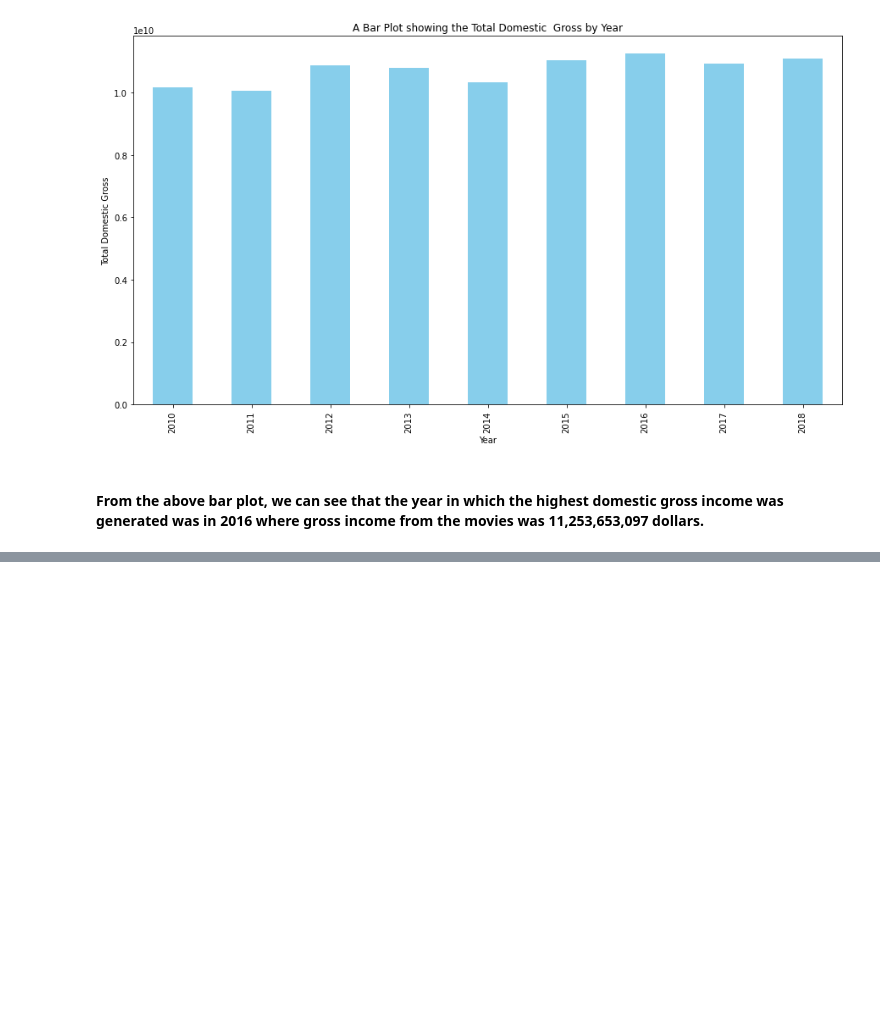
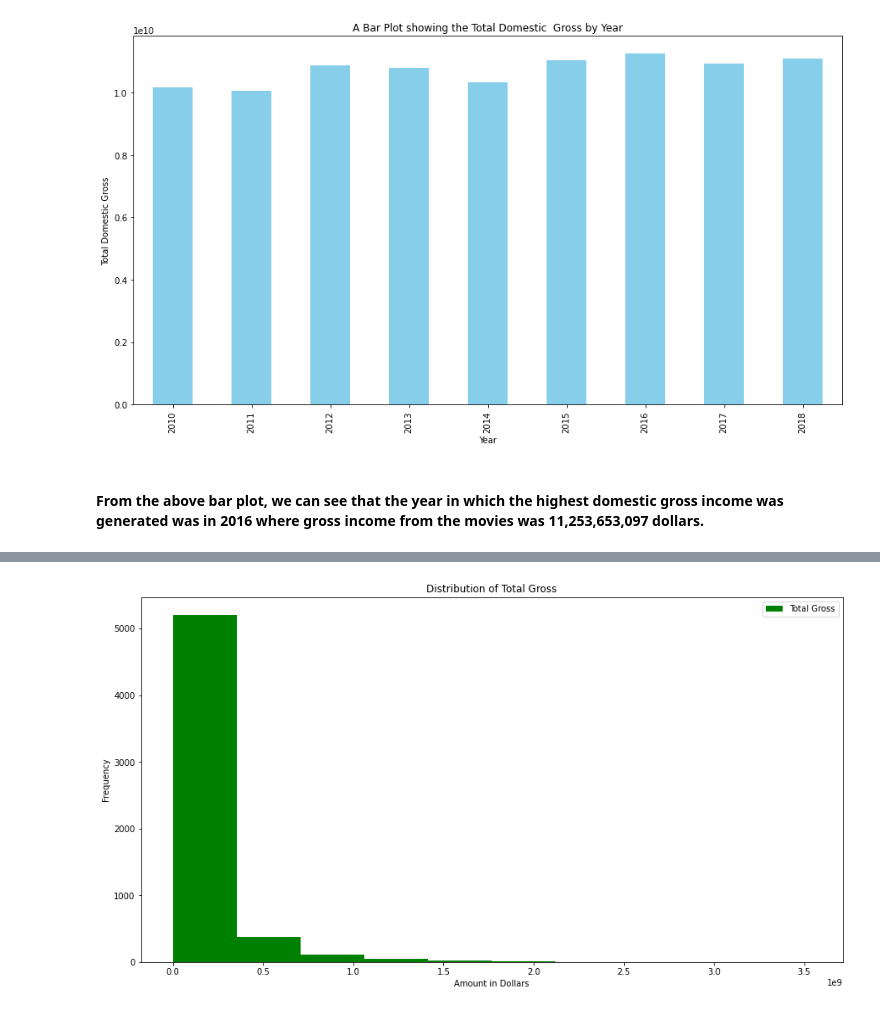
Before and after one commit to EdwinMbuthia/Project1, a Jupyter notebook: index.ipynb, the cells around one changed output, grey strips where cells are left out. Cells and saved outputs as stored; diff of their text form; code cells hidden in the pictures; blank space fills up the shorter version.

```diff
--- a/index.ipynb
+++ b/index.ipynb
@@ -391,0 +407,10 @@ plt.show()
+# %%
+plt.figure(figsize=(15,8))
+plt.hist(budgets['Total_gross'], bins=10, color='green', label='Total Gross')
+plt.title('Distribution of Total Gross')
+plt.xlabel('Amount in Dollars')
+plt.ylabel('Frequency')
+plt.legend()
+plt.show()
+# %% [output]
+[figure, added]
```
Also changed, not shown: parts of 9 cells of this notebook.
